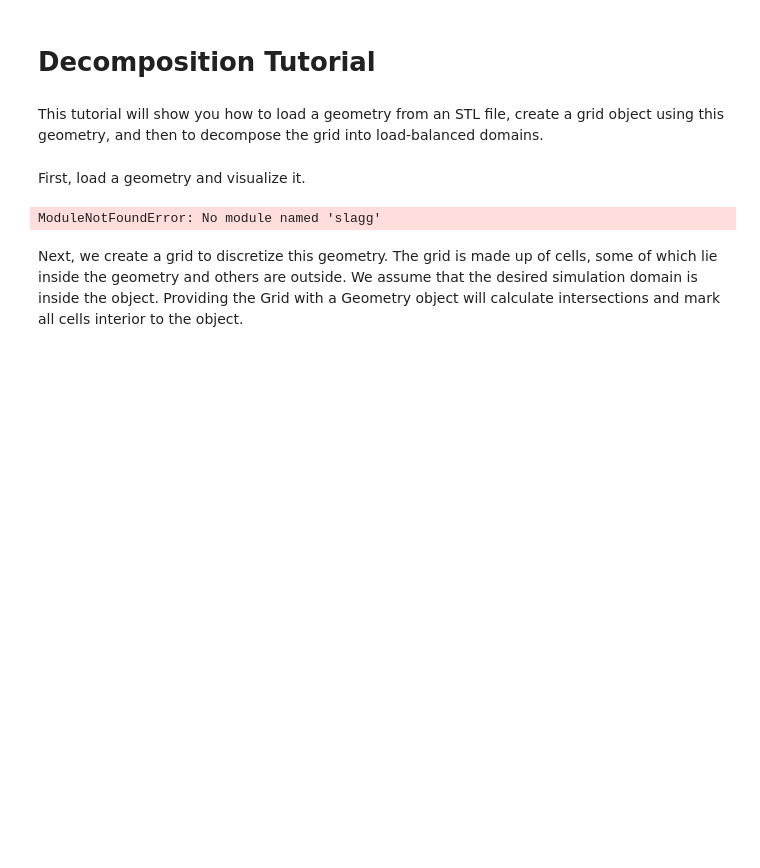
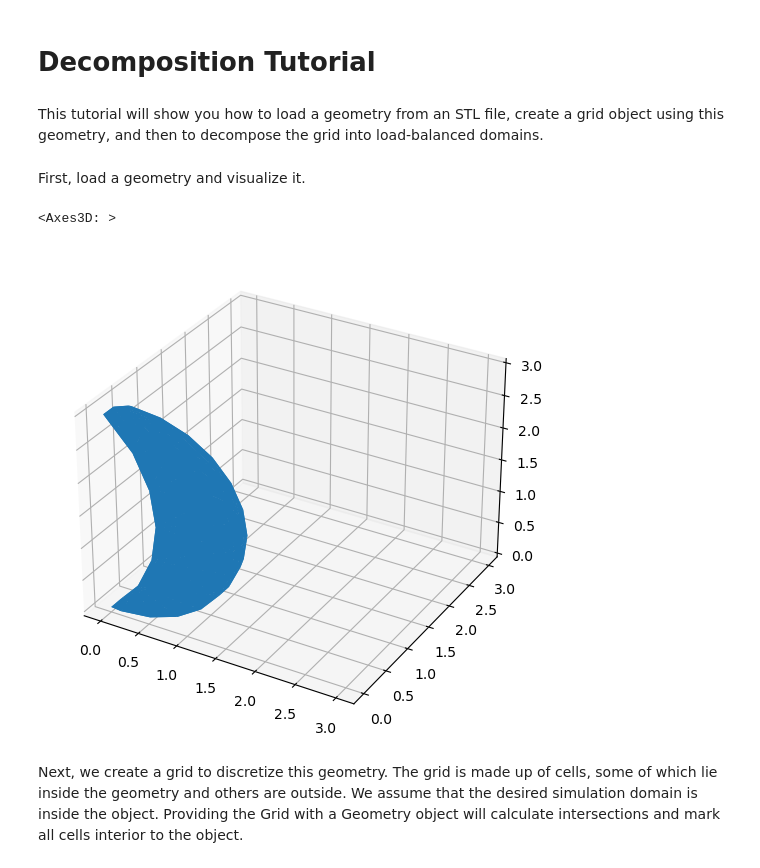
Before and after one commit to JarrodLeddy/slagg, a Jupyter notebook: demos/decomp_tutorial.ipynb, the cells around one changed output. Saved outputs shown, nothing was run; the diff lists cells and outputs as text; code cells hidden in the pictures; blank space fills up the shorter version.

```diff
--- a/demos/decomp_tutorial.ipynb
+++ b/demos/decomp_tutorial.ipynb
@@ -5,12 +5,13 @@ This tutorial will show you how to load a geometry from an STL file, create a gr
 # %% [markdown]
 First, load a geometry and visualize it.
 # %%
-from slagg import Geometry
+from slagg.grid import Geometry
 
 geometry = Geometry("../tests/stl_files/Moon.stl")
-geom.plot()
+geometry.plot()
 # %% [output]
-ModuleNotFoundError: No module named 'slagg'
+<Axes3D: >
+[figure, added]
 # %% [markdown]
 Next, we create a grid to discretize this geometry.  The grid is made up of cells, some of which lie inside the geometry and others are outside.  We assume that the desired simulation domain is inside the object.  Providing the Grid with a Geometry object will calculate intersections and mark all cells interior to the object.
 # %%
```
Also changed, not shown: parts of 5 cells of this notebook, 4 other files.
